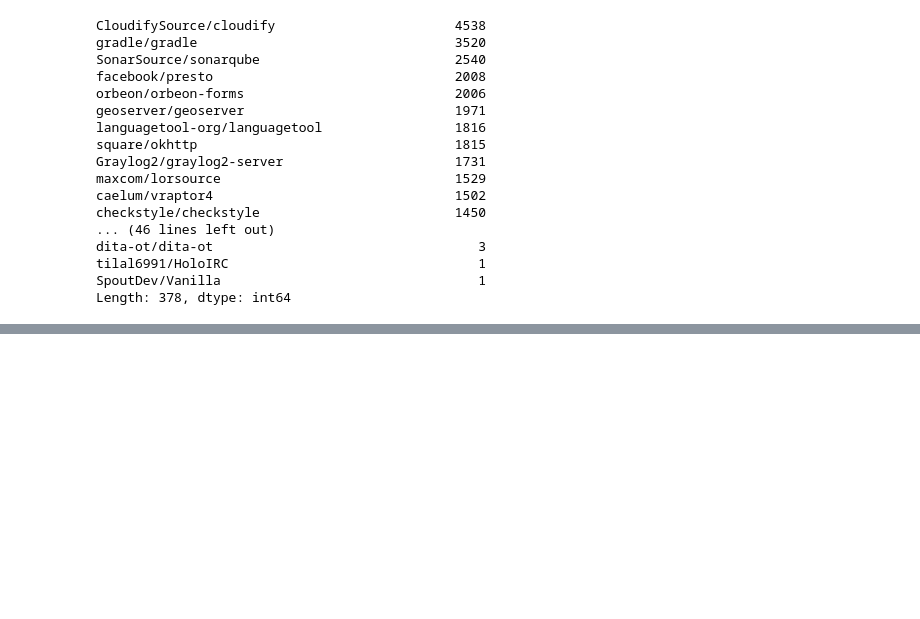
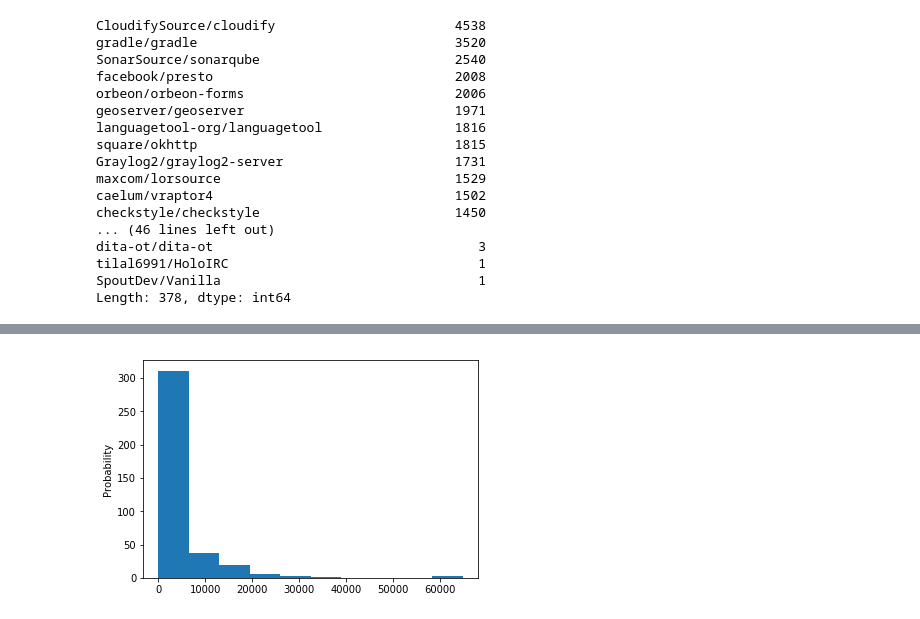
Before and after one commit to wagnernegrao/ci-analysis, a Jupyter notebook: src/project_size_week_frequency.ipynb, the cells around one changed output, grey strips where cells are left out. Drawn from its saved outputs; the diff is of its cells as text; code cells hidden in the pictures; blank space fills up the shorter version.

```diff
--- a/src/project_size_week_frequency.ipynb
+++ b/src/project_size_week_frequency.ipynb
@@ -527,0 +585,6 @@ Length: 378, dtype: int64
+# %%
+
+plt.hist(passed, normed=False, bins=10)
+plt.ylabel('Probability');
+# %% [output]
+[figure, added]
```
Also changed, not shown: parts of 8 cells of this notebook.
